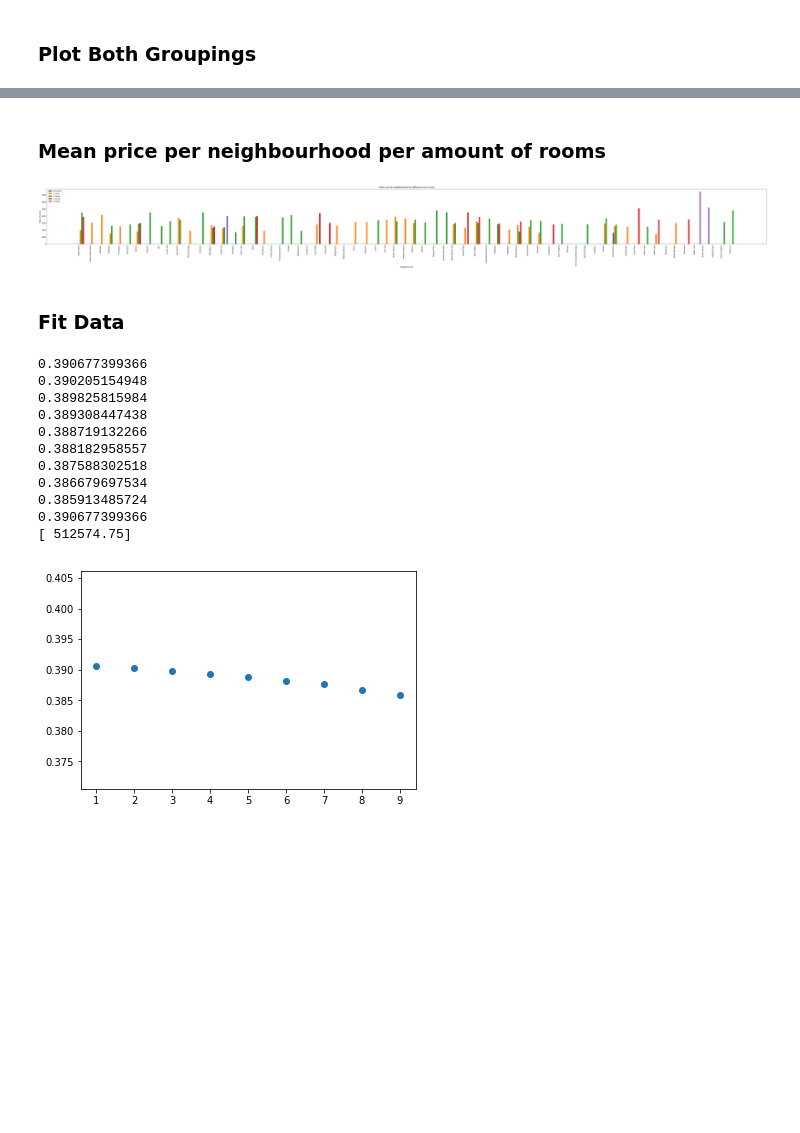
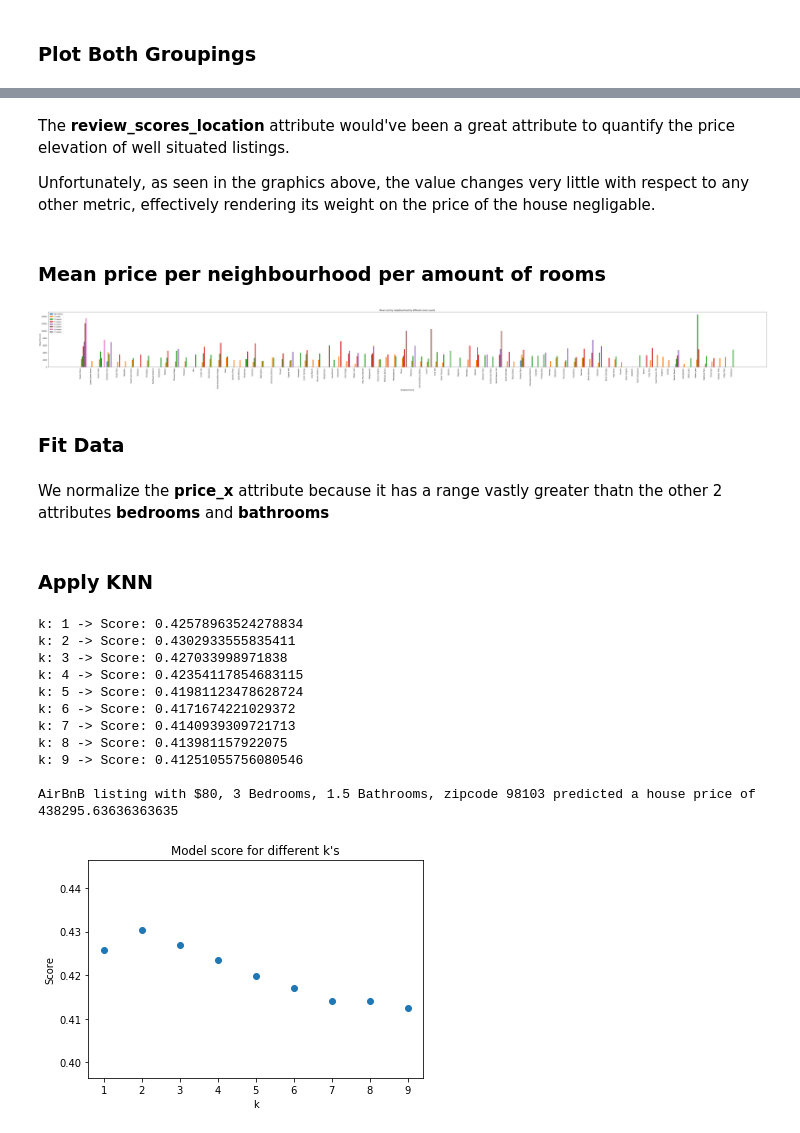
Before and after one commit to jshnaidman/DataDive-2017, a Jupyter notebook: DATA/Untitled.ipynb, the cells around one changed output, grey strips where cells are left out. Saved outputs shown, nothing was run; the diff lists cells and outputs as text; code cells hidden in the pictures; blank space fills up the shorter version.

Commit message:
Current score: 0.430

```diff
--- a/DATA/Untitled.ipynb
+++ b/DATA/Untitled.ipynb
@@ -168,18 +171,20 @@ for i in range(4):
+# %% [markdown]
+The __review_scores_location__ attribute would've been a great attribute to quantify the price elevation of well situated listings.
+
+Unfortunately, as seen in the graphics above, the value changes very little with respect to any other metric, effectively rendering its weight on the price of the house negligable.
 # %% [markdown]
 
 ### Mean price per neighbourhood per amount of rooms
 # %%
-import random
-import math
+import random, math
 
-plt.close()
 frig, ax = plt.subplots(figsize=(60,7))
 frig.subplots_adjust(hspace=10)
 width = 0.4
 padding = 5
 
 by_hood = data.groupby('host_neighbourhood')
-#hoods = data.host_neighbourhood.dropna().unique()
+hoods = data.host_neighbourhood.dropna().unique()
 
 fewhosts = data.host_neighbourhood.dropna().unique()[:]
 subdata = data[data['host_neighbourhood'].isin(fewhosts)]
@@ -187,8 +192,6 @@ subdata = data[data['host_neighbourhood'].isin(fewhosts)]
 roomconfigs = {}
 for i in subdata.host_neighbourhood.dropna().unique():
     roomconfigs[i] = len(subdata[subdata['host_neighbourhood'] == i].bedrooms.dropna().unique())
-
-#print(roomconfigs)
 
 starts = {}
 pads = {}
@@ -220,6 +223,6 @@ plt.xlabel("Neighbourhood")
 plt.ylabel("Mean Price ($)")
 plt.tight_layout()
 # %% [output]
-[figure, old version]
+[figure, new version]
 # %% [markdown]
 ### Fit Data
@@ -236,34 +229,55 @@ X_train, X_test, y_train, y_test = train_test_split(data[['price_x','bedrooms','
+# %%
+from sklearn.model_selection import train_test_split
+
+
+# tested with ratios in the range(0.25, 0.1, 0.35)
+X_train, X_test, y_train, y_test = train_test_split(data[['price_x','bedrooms','bathrooms','zipcode']], data['price_y_avg'], test_size=0.3, random_state=0)
+# %% [markdown]
+We normalize the __price_x__ attribute because it has a range vastly greater thatn the other 2 attributes __bedrooms__ and __bathrooms__
+# %%
+from sklearn import preprocessing
+X_train_scaled = preprocessing.scale(X_train)
+X_test_scaled = preprocessing.scale(X_test)
+# %% [markdown]
+### Apply KNN
 # %%
 from sklearn.neighbors import KNeighborsRegressor
 
+# score against actual price_y
 real_y_idx = y_test.index.values
 real_y = data.price_y.loc[real_y_idx]
 
+# Test multiple k's
 ns = []
-for i in range(1, 10):
+x = range(1,10)
+for i in x:
     reg = KNeighborsRegressor(n_neighbors=i)
-    reg.fit(X_train, y_train)
-    ns.append(reg.score(X_test,real_y))
-    print(ns[i-1])
+    reg.fit(X_train_scaled, y_train)
+    ns.append(reg.score(X_test_scaled,real_y))
+    print('k: {} -> Score: {}'.format(i,ns[i-1]))
 
-plt.scatter(range(1,10),ns)
+fig, arr = plt.subplots()
+arr.scatter(x,ns)
+plt.title('Model score for different k\'s')
+plt.xlabel("k")
+plt.ylabel("Score")
 
-mx=max(ns)
-print(mx)
+# predict a random input
+mx = max(ns)
 reg = KNeighborsRegressor(n_neighbors=ns.index(mx)+1)
-reg.fit(X_train,y_train)
-# TODO PREDICT WTIH MORE VARIANTS
-print(reg.predict([[80,3,1.5,98103]]))
+reg.fit(X_train_scaled,y_train)
+output = reg.predict(preprocessing.scale([[80,3,1.5,98103]]))
+print('\nAirBnB listing with ${}, {} Bedrooms, {} Bathrooms, zipcode {} predicted a house price of {}'.format(80,3,1.5,98103,output[0]))
 # %% [output]
-0.390677399366
-0.390205154948
-0.389825815984
-0.389308447438
-0.388719132266
-0.388182958557
-0.387588302518
-0.386679697534
-0.385913485724
-0.390677399366
-[ 512574.75]
+k: 1 -> Score: 0.42578963524278834
+k: 2 -> Score: 0.4302933555835411
+k: 3 -> Score: 0.427033998971838
+k: 4 -> Score: 0.42354117854683115
+k: 5 -> Score: 0.41981123478628724
+k: 6 -> Score: 0.4171674221029372
+k: 7 -> Score: 0.4140939309721713
+k: 8 -> Score: 0.413981157922075
+k: 9 -> Score: 0.41251055756080546
+
+AirBnB listing with $80, 3 Bedrooms, 1.5 Bathrooms, zipcode 98103 predicted a house price of 438295.63636363635
-[figure, old version]
+[figure, new version]
```
Also changed, not shown: parts of 19 cells of this notebook.
